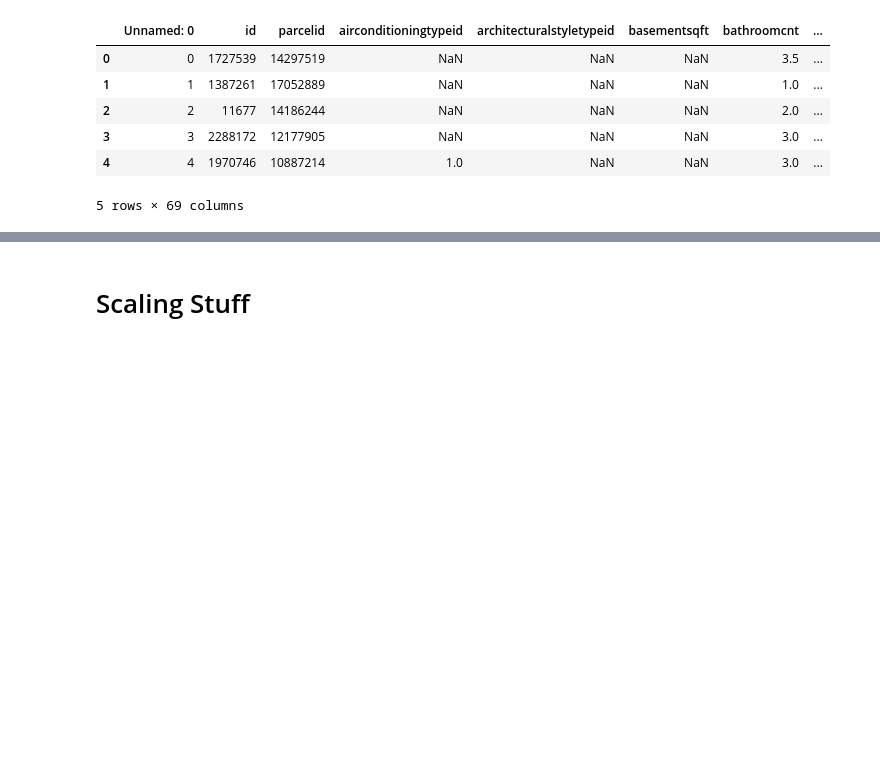
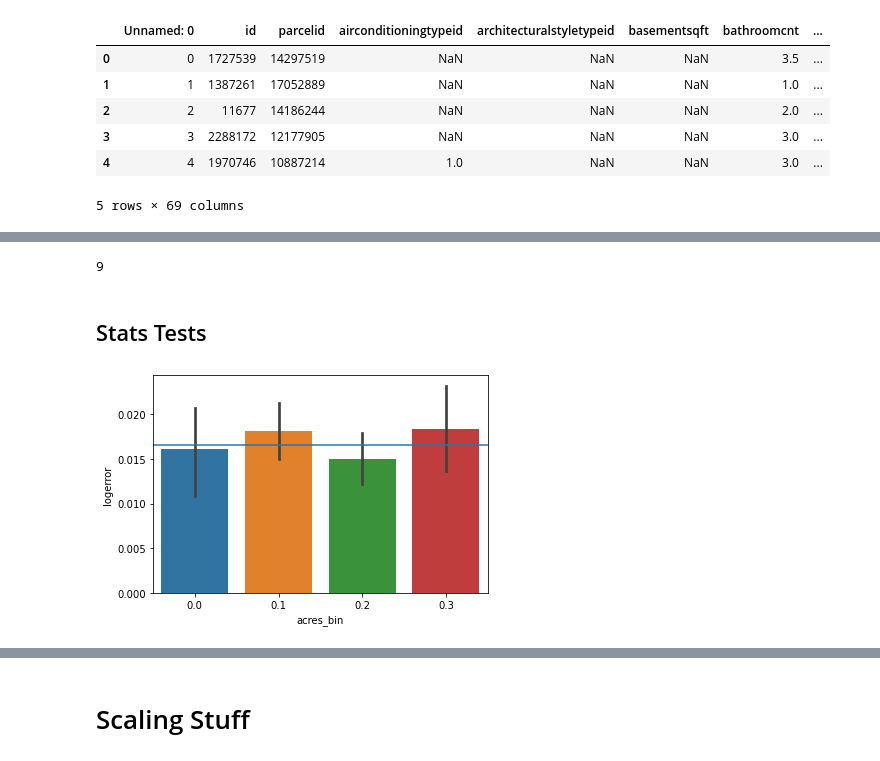
Before and after one commit to TeamOneCluster/ClusterProject, a Jupyter notebook: modeling_PJ.ipynb, the cells around one changed output, grey strips where cells are left out. Saved outputs shown, nothing was run; the diff lists cells and outputs as text; code cells hidden in the pictures; blank space fills up the shorter version.

```diff
--- a/modeling_PJ.ipynb
+++ b/modeling_PJ.ipynb
@@ -138,6 +138,14 @@ zillow_df['acres_bin'] = pd.cut(zillow_df.acres, bins = [0, .10, .15, .25, .5, 1
 #zillow_df['logerror_bins'] = pd.cut(zillow_df.logerror, bins = [-5, -3, -2, -1, -.05, 0, .05, 1, 2, 3, 4],
 #                                      labels = [0, .1, .2, .3, .4, .5, .6, .7, .8, .9])
 
+
+zillow_df['land_dollar_per_sqft'] = zillow_df.landtaxvaluedollarcnt/zillow_df.lotsizesquarefeet
+
+zillow_df['lot_dollar_sqft_bin'] = pd.cut(zillow_df.land_dollar_per_sqft, bins = [0, 1, 5, 20, 50, 100, 250, 500, 1000, 1500, 2000],
+                                       labels = [0, .1, .2, .3, .4, .5, .6, .7, .8, .9]
+                                      )
+
+
 # update datatypes of binned values to be float
 #zillow_df = zillow_df.astype({'acres_bin': 'float64', 'age_bin': 'float64'}).dtypes
-zillow_df = zillow_df.astype({'acres_bin': float, 'age_bins': float}) #'logerror_bins' : float
+zillow_df = zillow_df.astype({'acres_bin': float, 'age_bins': float, 'lot_dollar_sqft_bin' : float}) #'logerror_bins' : float
@@ -197,3 +220,11 @@ def split(df, target_var):
     return partitions
 # %%
 partitions = split(zillow_df, target_var = 'logerror')
+# %%
+len(partitions)
+# %% [output]
+9
+# %% [markdown]
+## Stats Tests
+# %%
+train = partitions[0]
@@ -199,0 +233,7 @@ partitions = split(zillow_df, target_var = 'logerror')
+# %%
+sns.barplot(x = 'acres_bin', y = 'logerror', data = train)
+population_logerror_mean = train.logerror.mean()
+plt.axhline(population_logerror_mean)
+plt.show()
+# %% [output]
+[figure, added]
```
Also changed, not shown: parts of 19 cells of this notebook, 2 other files.
